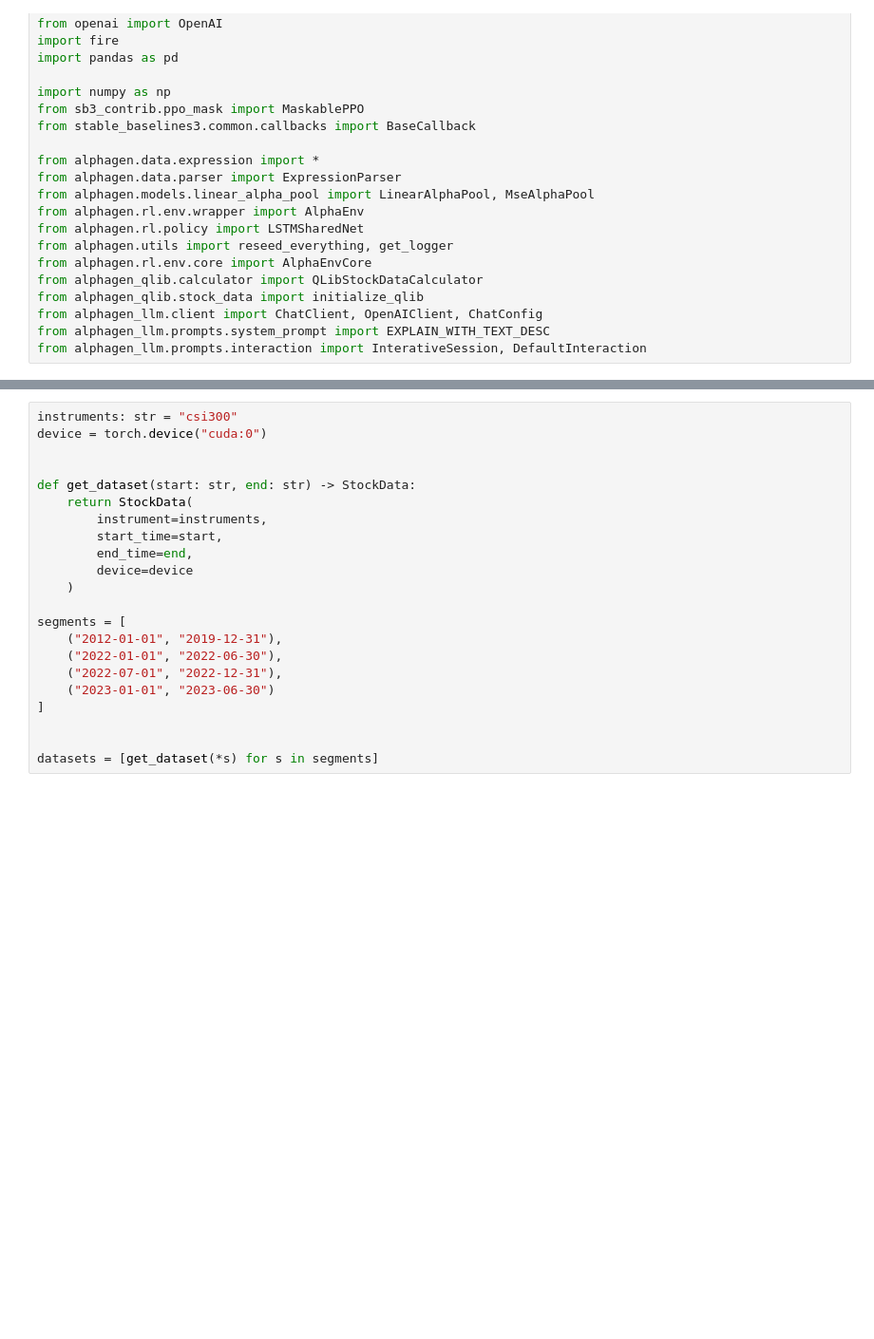
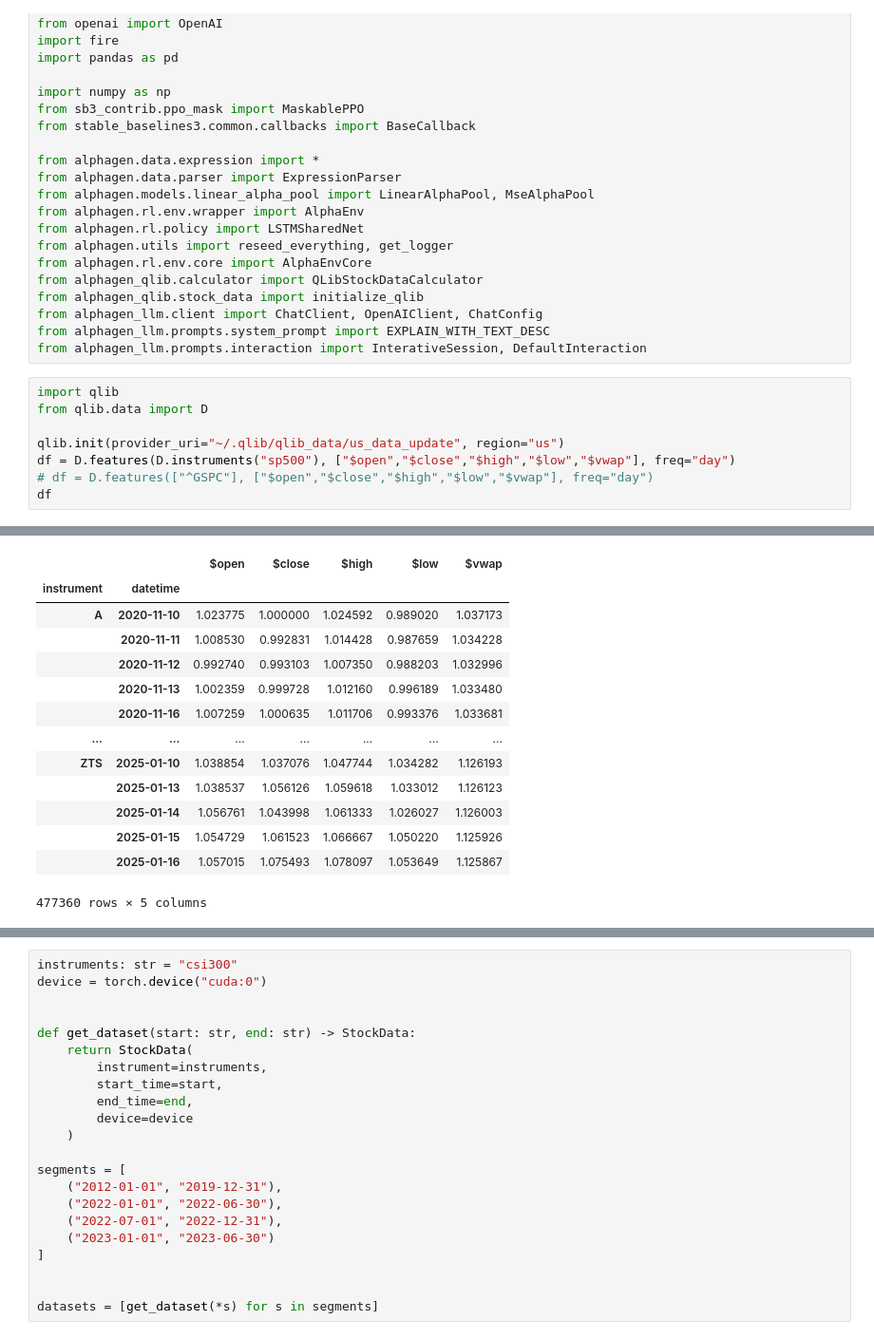
Before and after one commit to Ty-Wattana/alphadeepex, a Jupyter notebook: report.ipynb, the cells around one changed output, grey strips where cells are left out. Shown at 95% size. Cells and saved outputs as stored; diff of their text form; blank space fills up the shorter version.

```diff
--- a/report.ipynb
+++ b/report.ipynb
@@ -24,3 +24,12 @@ from alphagen_qlib.stock_data import initialize_qlib
 from alphagen_llm.client import ChatClient, OpenAIClient, ChatConfig
 from alphagen_llm.prompts.system_prompt import EXPLAIN_WITH_TEXT_DESC
 from alphagen_llm.prompts.interaction import InterativeSession, DefaultInteraction
+# %%
+import qlib
+from qlib.data import D
+
+qlib.init(provider_uri="~/.qlib/qlib_data/us_data_update", region="us")
+df = D.features(D.instruments("sp500"), ["$open","$close","$high","$low","$vwap"], freq="day")
+# df = D.features(["^GSPC"], ["$open","$close","$high","$low","$vwap"], freq="day")
+df
+# %% [output]
@@ -26,0 +39,14 @@ from alphagen_llm.prompts.interaction import InterativeSession, DefaultInteracti
+|  |  | $open | $close | $high | $low | $vwap |
+| instrument | datetime |  |  |  |  |  |
+| A | 2020-11-10 | 1.023775 | 1.000000 | 1.024592 | 0.989020 | 1.037173 |
+|  | 2020-11-11 | 1.008530 | 0.992831 | 1.014428 | 0.987659 | 1.034228 |
+|  | 2020-11-12 | 0.992740 | 0.993103 | 1.007350 | 0.988203 | 1.032996 |
+|  | 2020-11-13 | 1.002359 | 0.999728 | 1.012160 | 0.996189 | 1.033480 |
+|  | 2020-11-16 | 1.007259 | 1.000635 | 1.011706 | 0.993376 | 1.033681 |
+| ... | ... | ... | ... | ... | ... | ... |
+| ZTS | 2025-01-10 | 1.038854 | 1.037076 | 1.047744 | 1.034282 | 1.126193 |
+|  | 2025-01-13 | 1.038537 | 1.056126 | 1.059618 | 1.033012 | 1.126123 |
+|  | 2025-01-14 | 1.056761 | 1.043998 | 1.061333 | 1.026027 | 1.126003 |
+|  | 2025-01-15 | 1.054729 | 1.061523 | 1.066667 | 1.050220 | 1.125926 |
+|  | 2025-01-16 | 1.057015 | 1.075493 | 1.078097 | 1.053649 | 1.125867 |
+477360 rows × 5 columns
```
Also changed, not shown: parts of 13 cells of this notebook, 2 other files.
